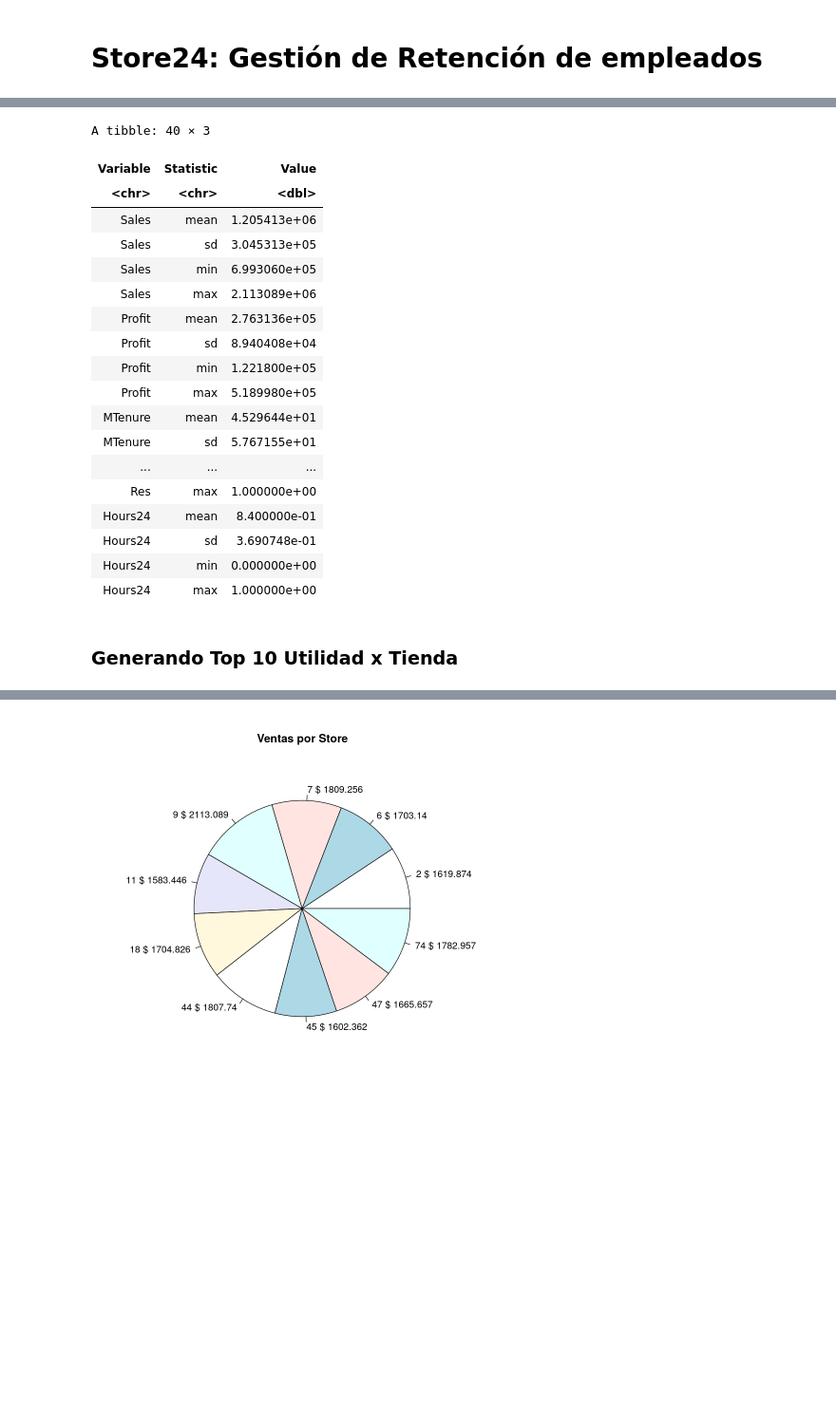
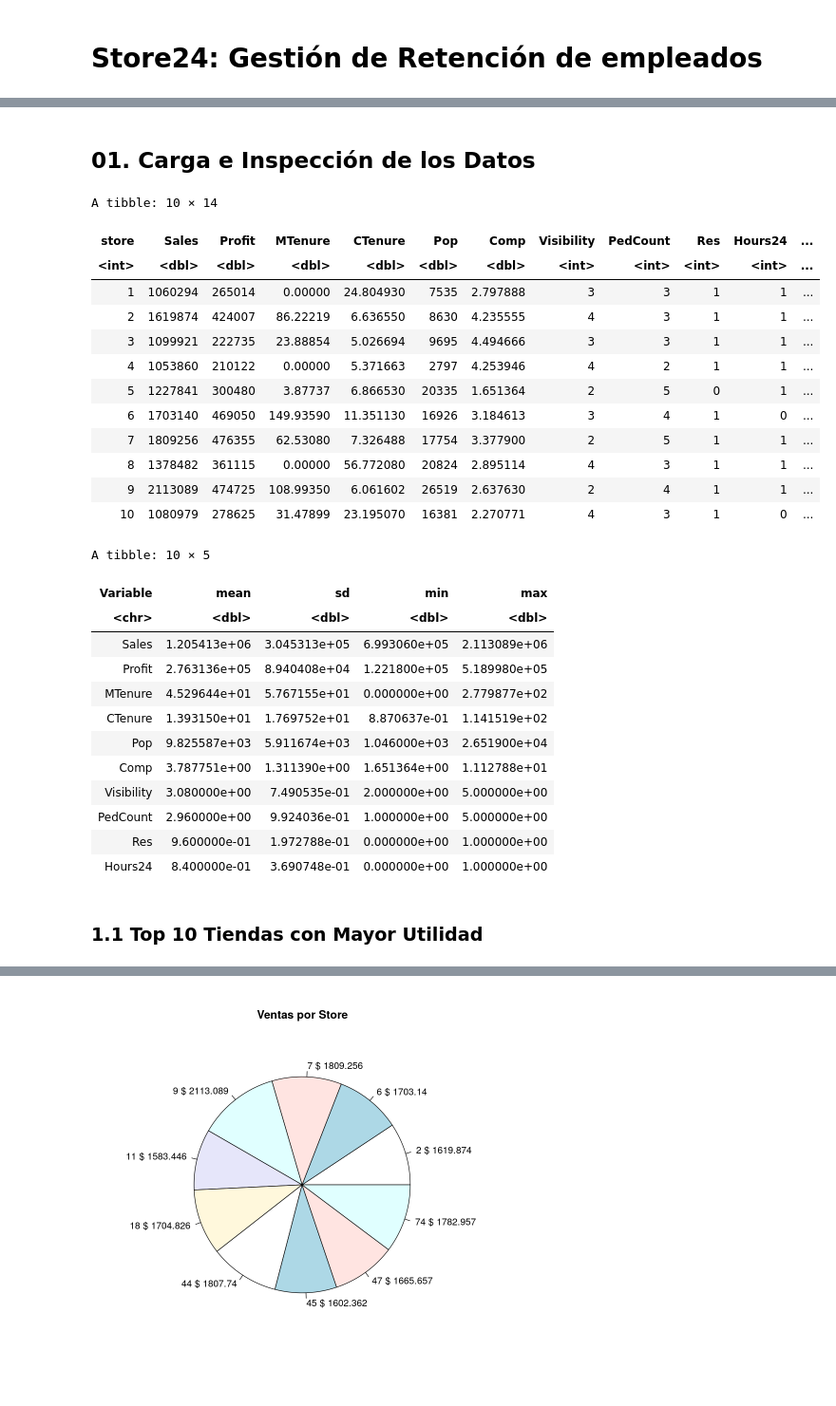
Before and after one commit to gdelgador/devcontainers-rstudio, a Jupyter notebook: explore-data/data_exploration.ipynb, the cells around one changed output, grey strips where cells are left out. Shown at 95% size. Drawn from its saved outputs; the diff is of its cells as text; code cells hidden in the pictures; blank space fills up the shorter version.

```diff
--- a/explore-data/data_exploration.ipynb
+++ b/explore-data/data_exploration.ipynb
@@ -43,41 +24,69 @@ A tibble: 10 × 14
+# %% [markdown]
+## 01. Carga e Inspección de los Datos
+# %%
+library(readxl)
+
+# Carga de los datos
+path <- '/workspaces/devcontainers-rstudio/explore-data/Store24_TIG.xls'
+
+data <- read_excel(path, sheet = "Store24")
+
+# Convertir los campos Visibility, PedCount, Res y Hours24 a enteros
+data$store <- as.integer(data$store)
+data$Visibility <- as.integer(data$Visibility)
+data$PedCount <- as.integer(data$PedCount)
+data$Res <- as.integer(data$Res)
+data$Hours24 <- as.integer(data$Hours24)
+
+# Muestro datos
+head(data, 10)
+# %% [output]
+A tibble: 10 × 14
+| store | Sales | Profit | MTenure | CTenure | Pop | Comp | Visibility | PedCount | Res | Hours24 | ... |
+| <int> | <dbl> | <dbl> | <dbl> | <dbl> | <dbl> | <dbl> | <int> | <int> | <int> | <int> | ... |
+| 1 | 1060294 | 265014 | 0.00000 | 24.804930 | 7535 | 2.797888 | 3 | 3 | 1 | 1 | ... |
+| 2 | 1619874 | 424007 | 86.22219 | 6.636550 | 8630 | 4.235555 | 4 | 3 | 1 | 1 | ... |
+| 3 | 1099921 | 222735 | 23.88854 | 5.026694 | 9695 | 4.494666 | 3 | 3 | 1 | 1 | ... |
+| 4 | 1053860 | 210122 | 0.00000 | 5.371663 | 2797 | 4.253946 | 4 | 2 | 1 | 1 | ... |
+| 5 | 1227841 | 300480 | 3.87737 | 6.866530 | 20335 | 1.651364 | 2 | 5 | 0 | 1 | ... |
+| 6 | 1703140 | 469050 | 149.93590 | 11.351130 | 16926 | 3.184613 | 3 | 4 | 1 | 0 | ... |
+| 7 | 1809256 | 476355 | 62.53080 | 7.326488 | 17754 | 3.377900 | 2 | 5 | 1 | 1 | ... |
+| 8 | 1378482 | 361115 | 0.00000 | 56.772080 | 20824 | 2.895114 | 4 | 3 | 1 | 1 | ... |
+| 9 | 2113089 | 474725 | 108.99350 | 6.061602 | 26519 | 2.637630 | 2 | 4 | 1 | 1 | ... |
+| 10 | 1080979 | 278625 | 31.47899 | 23.195070 | 16381 | 2.270771 | 4 | 3 | 1 | 0 | ... |
 # %%
 library(dplyr)
 library(tidyr)
 
-# Asumiendo que 'data' es tu dataframe
+# Obtenemos datos estadisticos por cada columna
 summary_stats <- data %>%
   summarise(across(c(Sales, Profit, MTenure, CTenure, Pop, Comp, Visibility, PedCount, Res, Hours24),
                    list(mean = ~mean(.), sd = ~sd(.), min = ~min(.), max = ~max(.)),
                    .names = "{.col}_{.fn}")) %>%
   pivot_longer(cols = everything(),
                names_to = c("Variable", "Statistic"),
                names_sep = "_",
-               values_to = "Value")
+               values_to = "Value") %>%
+  pivot_wider(names_from = Statistic, values_from = Value)
 
 # Mostrar los resultados
 summary_stats
 # %% [output]
-A tibble: 40 × 3
+A tibble: 10 × 5
-| Variable | Statistic | Value |
-| <chr> | <chr> | <dbl> |
-| Sales | mean | 1.205413e+06 |
-| Sales | sd | 3.045313e+05 |
-| Sales | min | 6.993060e+05 |
-| Sales | max | 2.113089e+06 |
-| Profit | mean | 2.763136e+05 |
-| Profit | sd | 8.940408e+04 |
-| Profit | min | 1.221800e+05 |
-| Profit | max | 5.189980e+05 |
-| MTenure | mean | 4.529644e+01 |
-| MTenure | sd | 5.767155e+01 |
-| ... | ... | ... |
-| Res | max | 1.000000e+00 |
-| Hours24 | mean | 8.400000e-01 |
-| Hours24 | sd | 3.690748e-01 |
-| Hours24 | min | 0.000000e+00 |
-| Hours24 | max | 1.000000e+00 |
+| Variable | mean | sd | min | max |
+| <chr> | <dbl> | <dbl> | <dbl> | <dbl> |
+| Sales | 1.205413e+06 | 3.045313e+05 | 6.993060e+05 | 2.113089e+06 |
+| Profit | 2.763136e+05 | 8.940408e+04 | 1.221800e+05 | 5.189980e+05 |
+| MTenure | 4.529644e+01 | 5.767155e+01 | 0.000000e+00 | 2.779877e+02 |
+| CTenure | 1.393150e+01 | 1.769752e+01 | 8.870637e-01 | 1.141519e+02 |
+| Pop | 9.825587e+03 | 5.911674e+03 | 1.046000e+03 | 2.651900e+04 |
+| Comp | 3.787751e+00 | 1.311390e+00 | 1.651364e+00 | 1.112788e+01 |
+| Visibility | 3.080000e+00 | 7.490535e-01 | 2.000000e+00 | 5.000000e+00 |
+| PedCount | 2.960000e+00 | 9.924036e-01 | 1.000000e+00 | 5.000000e+00 |
+| Res | 9.600000e-01 | 1.972788e-01 | 0.000000e+00 | 1.000000e+00 |
+| Hours24 | 8.400000e-01 | 3.690748e-01 | 0.000000e+00 | 1.000000e+00 |
 # %% [markdown]
-### Generando Top 10 Utilidad x Tienda
+### 1.1 Top 10 Tiendas con Mayor Utilidad
 # %%
 library(dplyr)
 
```
Also changed, not shown: parts of 28 cells of this notebook.
